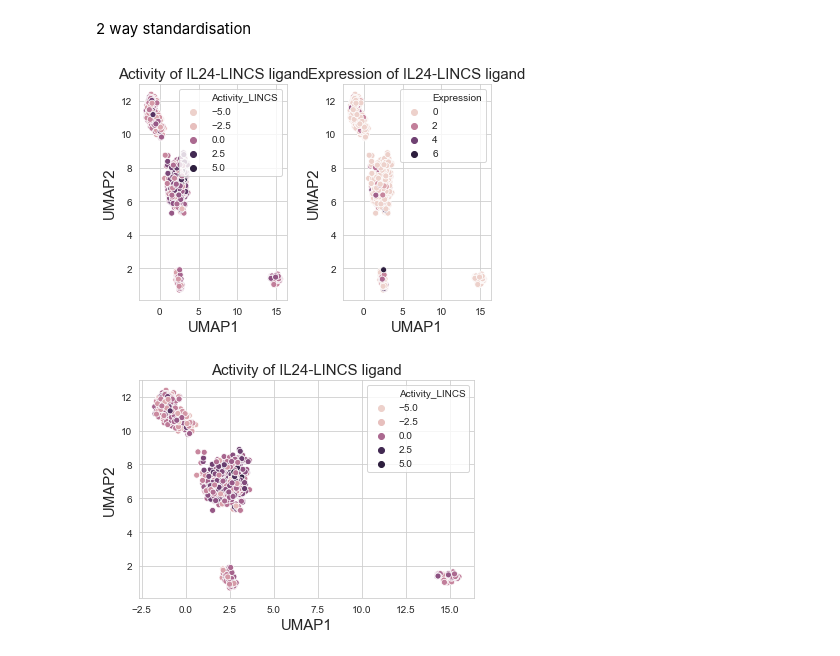
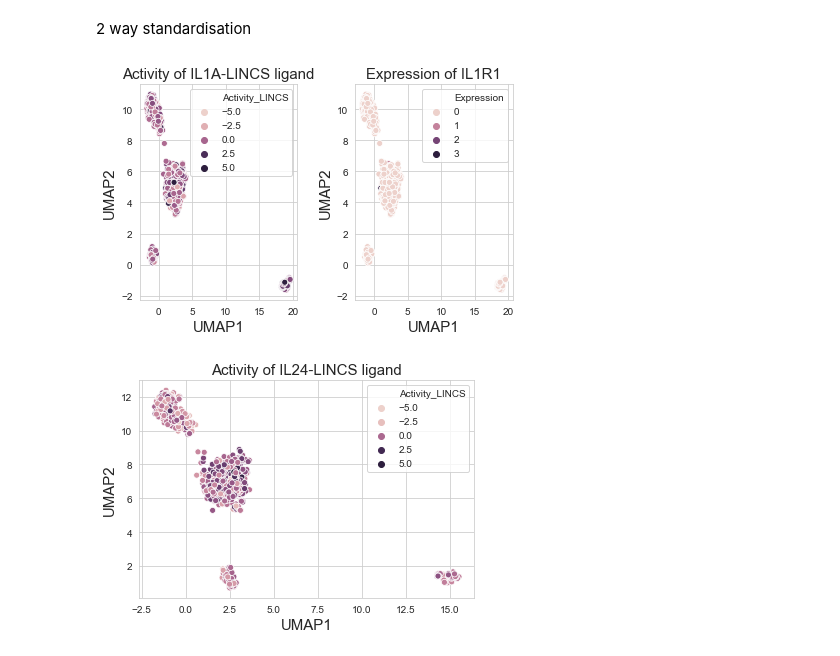
Before and after one commit to Vargeszti/Thesis, a Jupyter notebook: code/scRNAseq.ipynb, the cells around one changed output. Saved outputs shown, nothing was run; the diff lists cells and outputs as text; code cells hidden in the pictures.

Commit message:
ccle/scRNA expression

```diff
--- a/code/scRNAseq.ipynb
+++ b/code/scRNAseq.ipynb
@@ -111,10 +138,10 @@ nn_activity_norm = ((nn_activity.T - nn_activity.mean(1)) / nn_activity.std(1)).
 # %%
 nn_activity_norm = (nn_activity_norm - nn_activity_norm.mean()) / nn_activity_norm.std()
 # %%
-ligand = 'IL12A'
+ligand = 'IL2'
 data_umap['Activity_NN'] = nn_activity_norm.loc[ligand]
 # %%
-data_umap['Expression'] = data.loc['IL12A']
+data_umap['Expression'] = data.loc['IL2RA']
 # %%
 #Plotting the NicheNet receptor activity
 plt.subplot(121)
@@ -234,29 +261,29 @@ lincs_activity_norm = ((lincs_activity.T - lincs_activity.mean(1)) / lincs_activ
 # %%
 lincs_activity_norm = (lincs_activity_norm - lincs_activity_norm.mean()) / lincs_activity_norm.std()
 # %%
-ligand = 'IL24'
+ligand = 'IL1A'
 data_umap['Activity_LINCS'] = lincs_activity_norm.loc[ligand]
 # %%
-data_umap['Expression'] = data.loc['IL24']
+data_umap['Expression'] = data.loc['IL1R1']
 # %%
 #Plotting the LINCS receptor activity
 plt.subplot(121)
 sns.scatterplot(x=data_umap['UMAP1'], y=data_umap['UMAP2'], hue=data_umap['Activity_LINCS'])
-plt.title('Activity of IL24-LINCS ligand', size=15)
+plt.title('Activity of IL1A-LINCS ligand', size=15)
 plt.xlabel('UMAP1', size=15)
 plt.ylabel('UMAP2', size=15)
 plt.tight_layout()
 
 #Plotting the LINCS expression
 plt.subplot(122)
 sns.scatterplot(x=data_umap['UMAP1'], y=data_umap['UMAP2'], hue=data_umap['Expression'])
-plt.title('Expression of IL24-LINCS ligand', size=15)
+plt.title('Expression of IL1R1', size=15)
 plt.xlabel('UMAP1', size=15)
 plt.ylabel('UMAP2', size=15)
 plt.tight_layout()
-plt.savefig('../pictures/IL21_LINCS')
+plt.savefig('../pictures/IL1_LINCS')
 # %% [output]
-[figure, old version]
+[figure, new version]
 # %%
 #Plotting the LINCS receptor activities
 sns.scatterplot(x=data_umap['UMAP1'], y=data_umap['UMAP2'], hue=data_umap['Activity_LINCS'])
```
Also changed, not shown: parts of 7 cells of this notebook, 2 other files.
